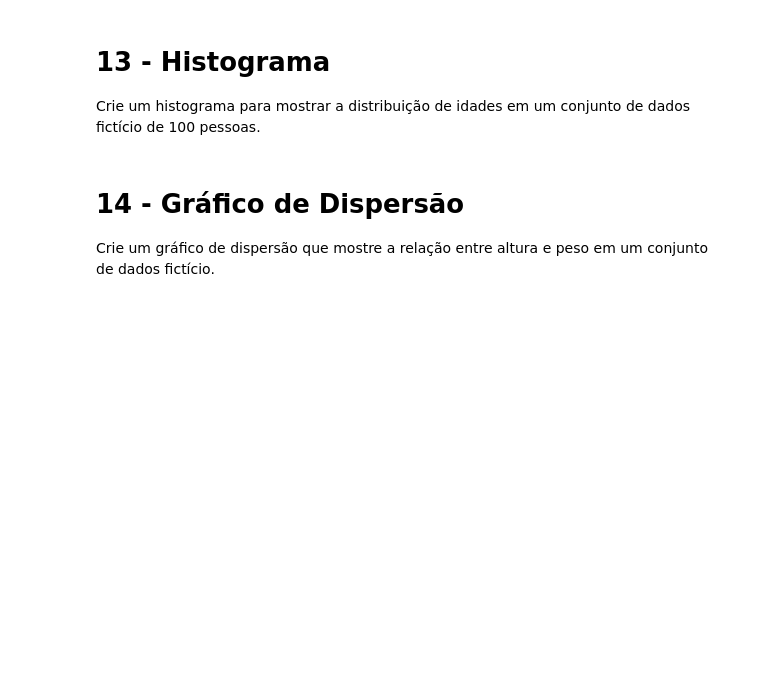
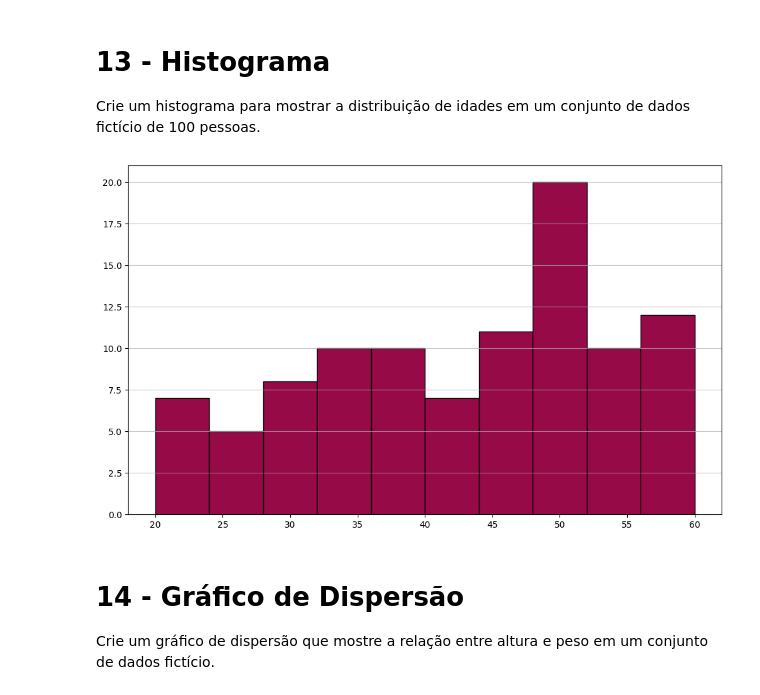
Before and after one commit to caroline-dainezi-fatec/Fatec-Mineracao-de-Dados-2SEM-2024, a Jupyter notebook: ALUNOS_Aula06_Exercicios.ipynb, the cells around one changed output. Drawn from its saved outputs; the diff is of its cells as text; code cells hidden in the pictures; blank space fills up the shorter version.

```diff
--- a/ALUNOS_Aula06_Exercicios.ipynb
+++ b/ALUNOS_Aula06_Exercicios.ipynb
@@ -89,3 +282,14 @@ Crie um histograma para mostrar a distribuição de idades em um conjunto de dad
+# %%
+ages = np.random.randint(20, 61, size=100)
+
+plt.figure(figsize=(10, 6))
+plt.hist(ages, bins=10, edgecolor='black', color='#960b47')
+plt.grid(axis='y', linestyle='-', alpha=0.7)
+
+plt.tight_layout()
+plt.show()
+# %% [output]
+[figure, added]
 # %% [markdown]
 # 14 - Gráfico de Dispersão
 
```
Also changed, not shown: parts of 39 cells of this notebook.
